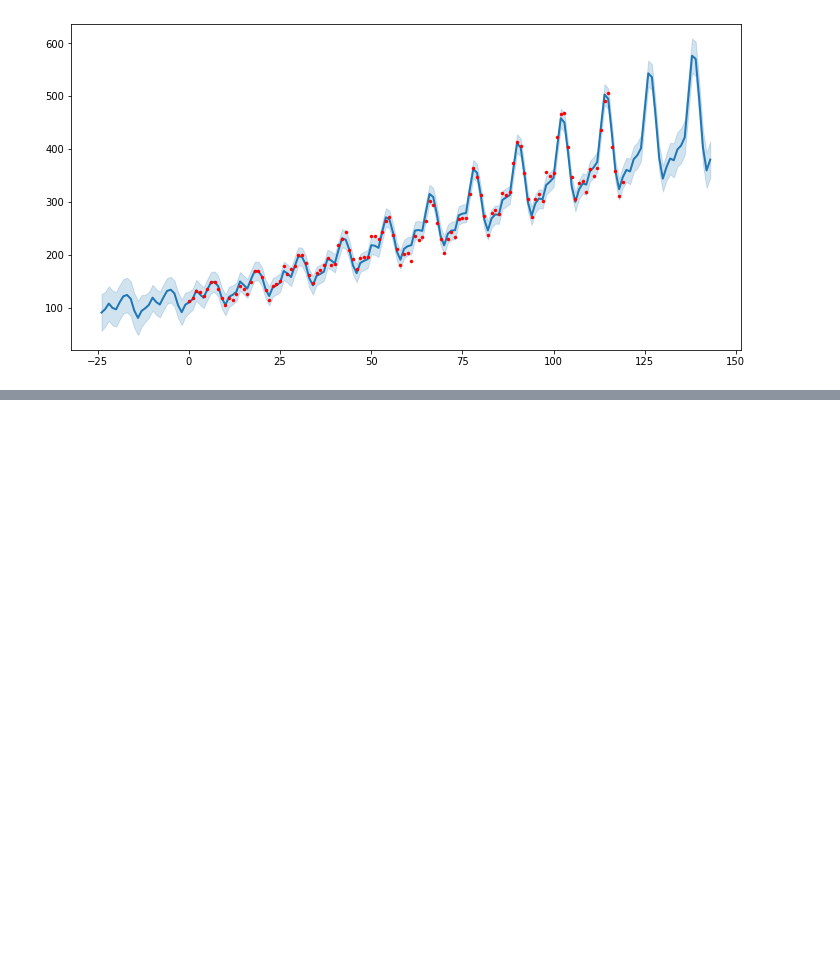
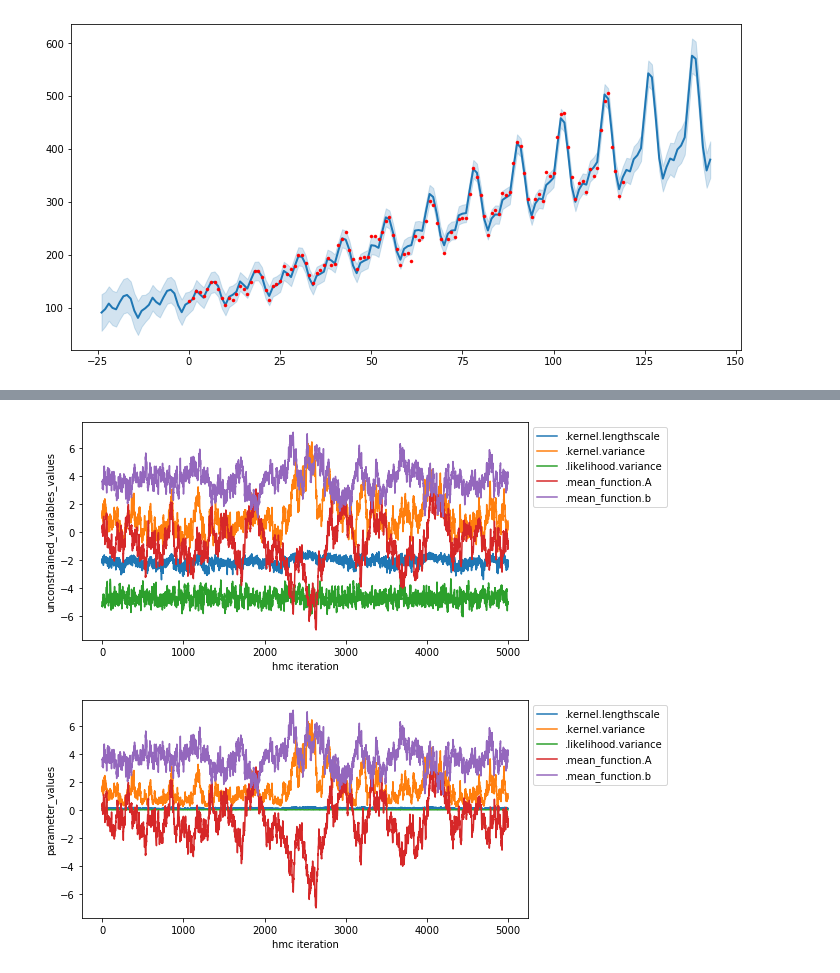
Before and after one commit to kaijennissen/gaussian_processes, a Jupyter notebook: gp-tutorial/gp-tutorial-4-GPflow.ipynb, the cells around one changed output, grey strips where cells are left out. Drawn from its saved outputs; the diff is of its cells as text; code cells hidden in the pictures; blank space fills up the shorter version.

```diff
--- a/gp-tutorial/gp-tutorial-4-GPflow.ipynb
+++ b/gp-tutorial/gp-tutorial-4-GPflow.ipynb
@@ -367,0 +392,6 @@ plt.plot(X_train, y_train, 'r.', mew=.5)
+# %%
+kernel = gpflow.kernels.Matern52(lengthscale=0.3)
+
+meanf = gpflow.mean_functions.Linear(1.0, 0.0)
+model = gpflow.models.GPR(data, kernel, meanf)
+model.likelihood.variance.assign(0.01)
@@ -367,0 +409,9 @@ plt.plot(X_train, y_train, 'r.', mew=.5)
+# %%
+# tfp.distributions dtype is inferred from parameters - so convert to 64-bit
+model.kernel.lengthscale.prior = tfp.distributions.Gamma(f64(1.), f64(1.))
+model.kernel.variance.prior = tfp.distributions.Gamma(f64(1.), f64(1.))
+model.likelihood.variance.prior = tfp.distributions.Gamma(f64(1.), f64(1.))
+model.mean_function.A.prior = tfp.distributions.Normal(f64(0.), f64(10.))
+model.mean_function.b.prior = tfp.distributions.Normal(f64(0.), f64(10.))
+
+gpflow.utilities.print_summary(model)
@@ -367,0 +457,19 @@ plt.plot(X_train, y_train, 'r.', mew=.5)
+# %%
+param_to_name = {param: name for name, param in
+                 gpflow.utilities.parameter_dict(model).items()}
+
+def plot_samples(samples, y_axis_label):
+
+    plt.figure(figsize=(8,4))
+    for val, param in zip(samples,  model.parameters):
+        plt.plot(tf.squeeze(val), label=param_to_name[param])
+    plt.legend(bbox_to_anchor=(1., 1.))
+    plt.xlabel('hmc iteration')
+    plt.ylabel(y_axis_label);
+
+
+plot_samples(samples, 'unconstrained_variables_values')
+plot_samples(parameter_samples, 'parameter_values')
+# %% [output]
+[figure, added]
+[figure, added]
```
Also changed, not shown: parts of 10 cells of this notebook, 2 other files.
